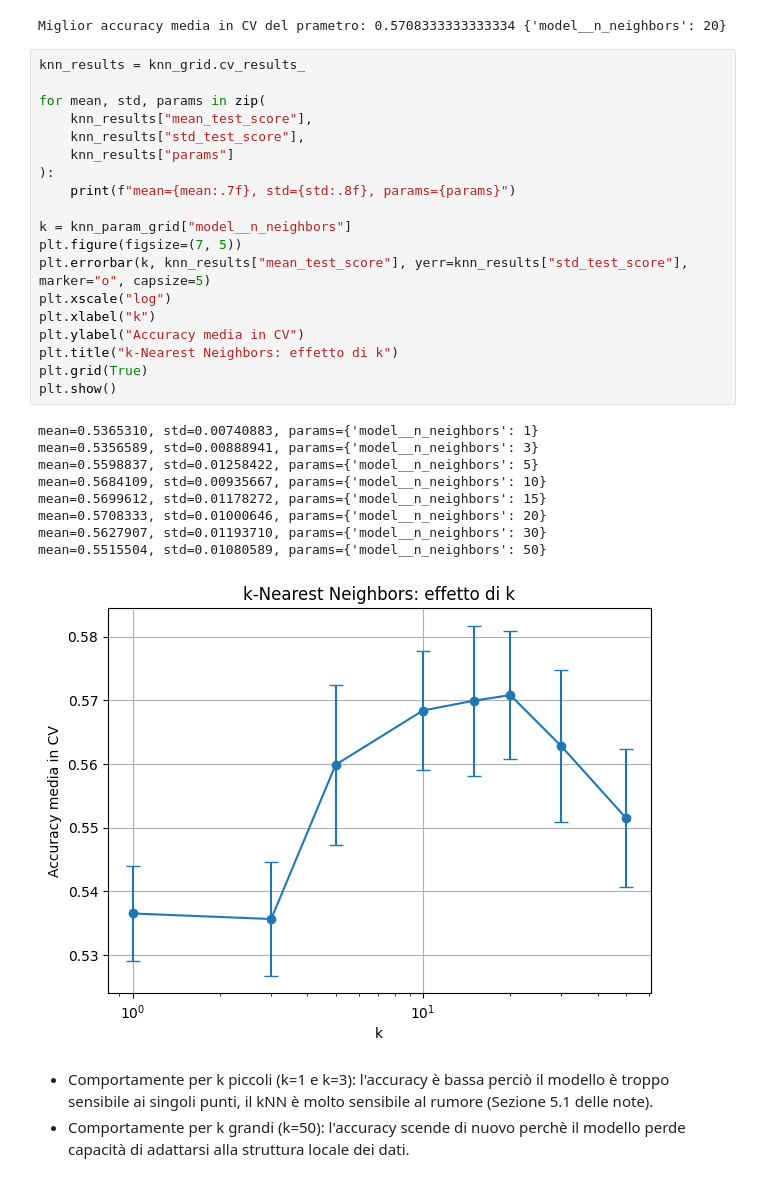
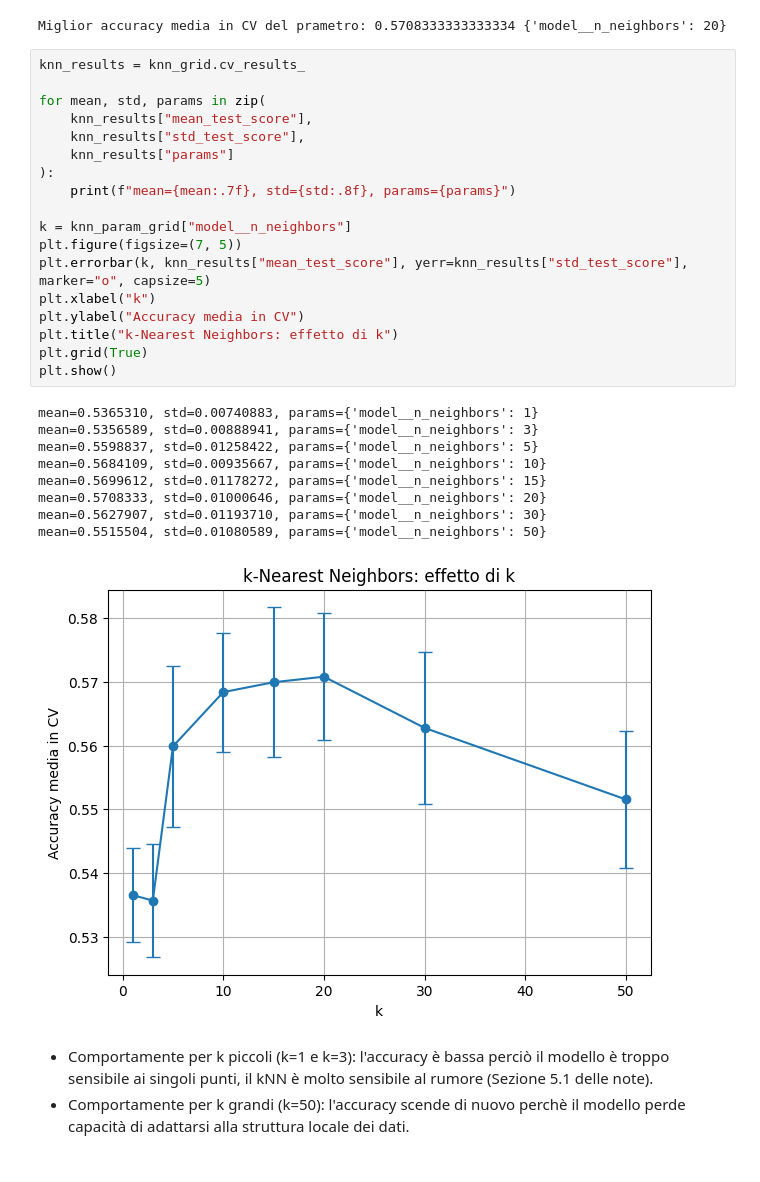
Before and after one commit to iamgiu/Introduzione-al-Data-Science, a Jupyter notebook: Progetto/S6537533_notebook.ipynb, the cells around one changed output. Saved outputs shown, nothing was run; the diff lists cells and outputs as text.

```diff
--- a/Progetto/S6537533_notebook.ipynb
+++ b/Progetto/S6537533_notebook.ipynb
@@ -577,32 +577,31 @@ Miglior accuracy media in CV del prametro: 0.5708333333333334 {'model__n_neighbo
 # %%
 knn_results = knn_grid.cv_results_
 
 for mean, std, params in zip(
     knn_results["mean_test_score"],
     knn_results["std_test_score"],
     knn_results["params"]
 ):
     print(f"mean={mean:.7f}, std={std:.8f}, params={params}")
 
 k = knn_param_grid["model__n_neighbors"]
 plt.figure(figsize=(7, 5))
 plt.errorbar(k, knn_results["mean_test_score"], yerr=knn_results["std_test_score"], marker="o", capsize=5)
-plt.xscale("log")
 plt.xlabel("k")
 plt.ylabel("Accuracy media in CV")
 plt.title("k-Nearest Neighbors: effetto di k")
 plt.grid(True)
 plt.show()
 # %% [output]
 mean=0.5365310, std=0.00740883, params={'model__n_neighbors': 1}
 mean=0.5356589, std=0.00888941, params={'model__n_neighbors': 3}
 mean=0.5598837, std=0.01258422, params={'model__n_neighbors': 5}
 mean=0.5684109, std=0.00935667, params={'model__n_neighbors': 10}
 mean=0.5699612, std=0.01178272, params={'model__n_neighbors': 15}
 mean=0.5708333, std=0.01000646, params={'model__n_neighbors': 20}
 mean=0.5627907, std=0.01193710, params={'model__n_neighbors': 30}
 mean=0.5515504, std=0.01080589, params={'model__n_neighbors': 50}
-[figure, old version]
+[figure, new version]
 # %% [markdown]
 - Comportamente per k piccoli (k=1 e k=3): l'accuracy è bassa perciò il modello è troppo sensibile ai singoli punti, il kNN è molto sensibile al rumore (Sezione 5.1 delle note).
 - Comportamente per k grandi (k=50): l'accuracy scende di nuovo perchè il modello perde capacità di adattarsi alla struttura locale dei dati.
```
Also changed, not shown: parts of 13 cells of this notebook.
